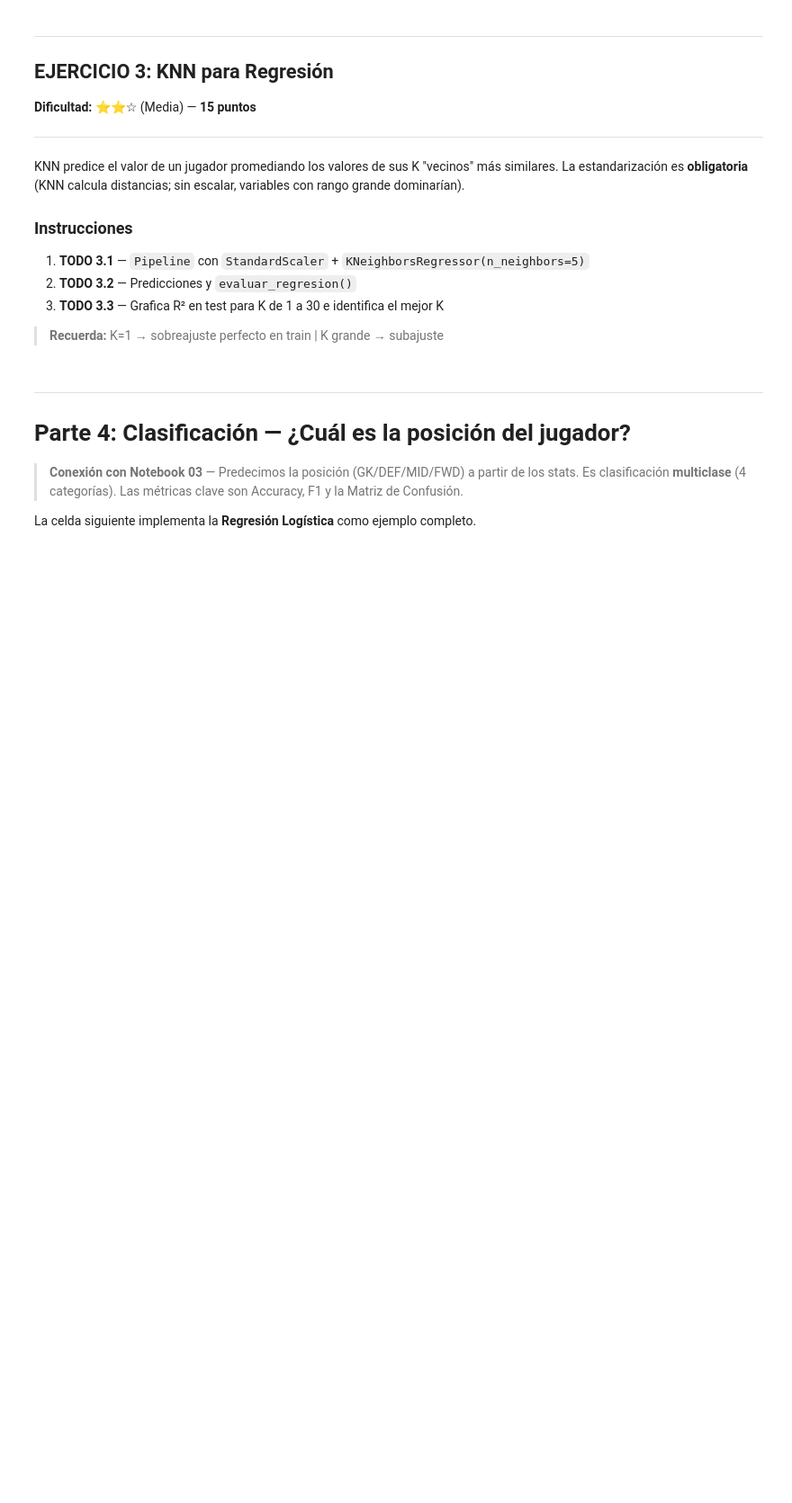
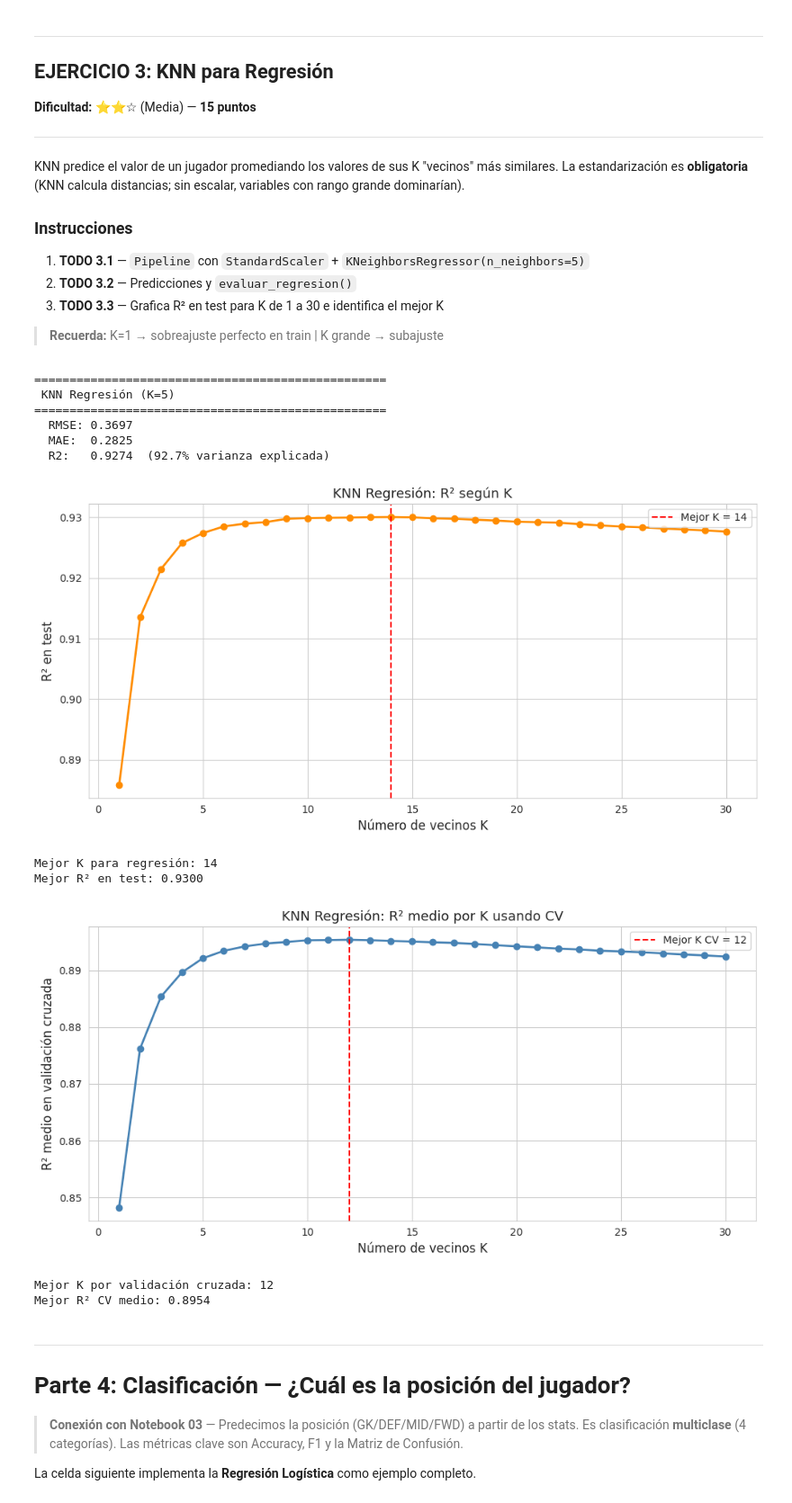
Before and after one commit to bypipe27/informeIA, a Jupyter notebook: Proyecto_FIFA_Players.ipynb, the cells around one changed output. Shown at 90% size. Drawn from its saved outputs; the diff is of its cells as text; code cells hidden in the pictures; blank space fills up the shorter version.

```diff
--- a/Proyecto_FIFA_Players.ipynb
+++ b/Proyecto_FIFA_Players.ipynb
@@ -622,39 +559,89 @@ rango grande dominarían).
 # %%
 # ╔══════════════════════════════════════════════════════════╗
 # ║  EJERCICIO 3: KNN para Regresión                         ║
 # ╚══════════════════════════════════════════════════════════╝
 
 # ── TODO 3.1: Pipeline con KNeighborsRegressor ───────────────────────────────
-pipe_knn_r = None  # Tu código aquí
-# pipe_knn_r.fit(...)
+pipe_knn_r = Pipeline([
+    ('scaler', StandardScaler()),
+    ('modelo', KNeighborsRegressor(n_neighbors=5))
+])
+pipe_knn_r.fit(X_train_r, y_train_r)
 
 
 # ── TODO 3.2: Predicciones + evaluación ──────────────────────────────────────
-y_pred_knn_r = None  # Tu código aquí
+y_pred_knn_r = pipe_knn_r.predict(X_test_r)
 
 r2_knn_r = evaluar_regresion(y_test_r, y_pred_knn_r, 'KNN Regresión (K=5)')
 
 
 # ── TODO 3.3: Gráfica R² vs K ────────────────────────────────────────────────
-k_valores  = range(1, 31)
-r2_por_k   = []
+k_valores = range(1, 31)
+r2_por_k = []
 
 for k in k_valores:
-    pipe_temp = Pipeline([('scaler', StandardScaler()),
-                          ('modelo', KNeighborsRegressor(n_neighbors=k))])
-    # Tu código aquí: entrena, predice en test, calcula R²
-    pass
+    pipe_temp = Pipeline([
+        ('scaler', StandardScaler()),
+        ('modelo', KNeighborsRegressor(n_neighbors=k))
+    ])
+    pipe_temp.fit(X_train_r, y_train_r)
+    y_pred_temp = pipe_temp.predict(X_test_r)
+    r2_por_k.append(r2_score(y_test_r, y_pred_temp))
 
 fig, ax = plt.subplots(figsize=(10, 5))
-# ax.plot(list(k_valores), r2_por_k, 's-', color='darkorange', linewidth=2)
+ax.plot(list(k_valores), r2_por_k, 'o-', color='darkorange', linewidth=2)
+ax.axvline(list(k_valores)[int(np.argmax(r2_por_k))], color='red', linestyle='--', linewidth=1.5,
+           label=f'Mejor K = {list(k_valores)[int(np.argmax(r2_por_k))]}')
 ax.set_xlabel('Número de vecinos K', fontsize=12)
 ax.set_ylabel('R² en test', fontsize=12)
 ax.set_title('KNN Regresión: R² según K', fontsize=13)
+ax.legend()
 plt.tight_layout()
 plt.show()
 
-mejor_k_r = None  # Tu código: k con mayor R²
+mejor_k_r = list(k_valores)[int(np.argmax(r2_por_k))]
 print(f'Mejor K para regresión: {mejor_k_r}')
+print(f'Mejor R² en test: {max(r2_por_k):.4f}')
+
+
+# ── BONUS: Mejor K con Validación Cruzada ────────────────────────────────────
+r2_cv_por_k = []
+
+for k in k_valores:
+    pipe_cv = Pipeline([
+        ('scaler', StandardScaler()),
+        ('modelo', KNeighborsRegressor(n_neighbors=k))
+    ])
+    cv_scores = cross_val_score(pipe_cv, X_reg, y_reg, cv=5, scoring='r2', n_jobs=-1)
+    r2_cv_por_k.append(cv_scores.mean())
+
+fig, ax = plt.subplots(figsize=(10, 5))
+ax.plot(list(k_valores), r2_cv_por_k, 'o-', color='steelblue', linewidth=2)
+ax.axvline(list(k_valores)[int(np.argmax(r2_cv_por_k))], color='red', linestyle='--', linewidth=1.5,
+           label=f'Mejor K CV = {list(k_valores)[int(np.argmax(r2_cv_por_k))]}')
+ax.set_xlabel('Número de vecinos K', fontsize=12)
+ax.set_ylabel('R² medio en validación cruzada', fontsize=12)
+ax.set_title('KNN Regresión: R² medio por K usando CV', fontsize=13)
+ax.legend()
+plt.tight_layout()
+plt.show()
+
+mejor_k_cv = list(k_valores)[int(np.argmax(r2_cv_por_k))]
+print(f'Mejor K por validación cruzada: {mejor_k_cv}')
+print(f'Mejor R² CV medio: {max(r2_cv_por_k):.4f}')
+# %% [output]
+==================================================
+ KNN Regresión (K=5)
+==================================================
+  RMSE: 0.3697
+  MAE:  0.2825
+  R2:   0.9274  (92.7% varianza explicada)
+[figure, added]
+Mejor K para regresión: 14
+Mejor R² en test: 0.9300
+[figure, added]
+Mejor K por validación cruzada: 12
+Mejor R² CV medio: 0.8954
 # %%
 # === [CÓDIGO COMPLETO] COMPARACIÓN DE MODELOS DE REGRESIÓN ===
 
```
Also changed, not shown: parts of 7 cells of this notebook, 1 other file.
